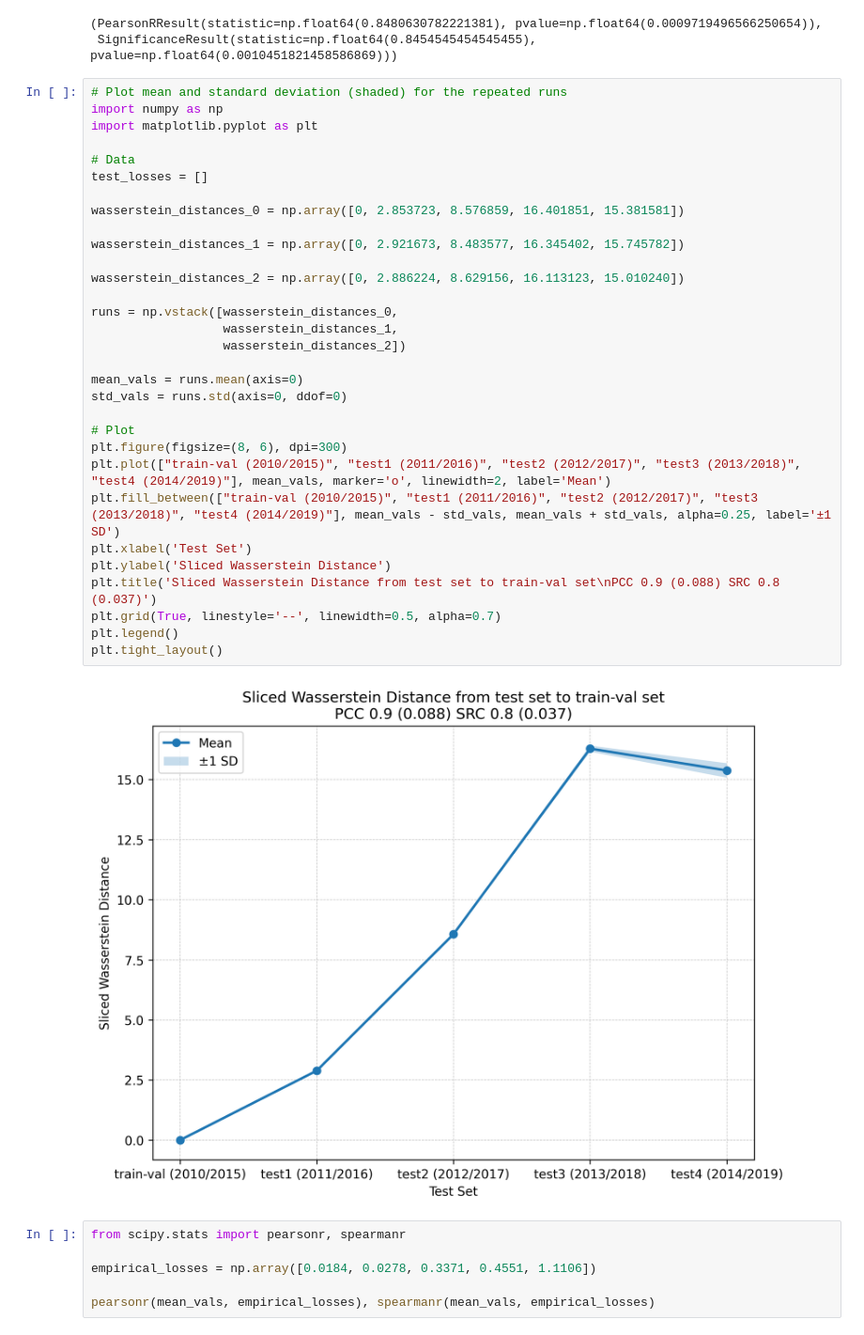
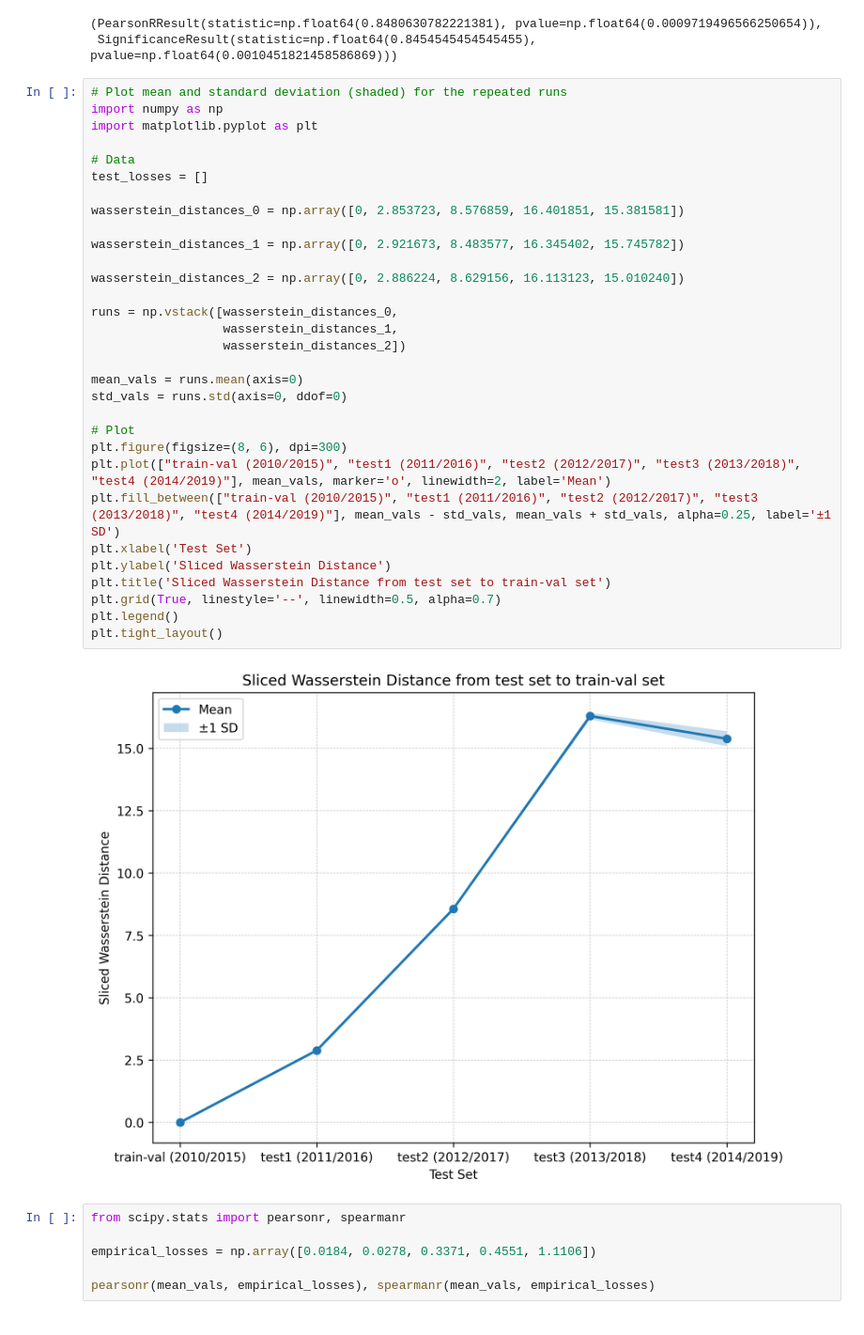
Before and after one commit to ZhangWan-byte/lpm, a Jupyter notebook: OGB_arXiv.ipynb, the cells around one changed output. Shown at 94% size. Cells and saved outputs as stored; diff of their text form.

```diff
--- a/OGB_arXiv.ipynb
+++ b/OGB_arXiv.ipynb
@@ -2605,35 +2605,35 @@ pearsonr(mean_vals, np.arange(2010,2021)), spearmanr(mean_vals, np.arange(2010,2
 # Plot mean and standard deviation (shaded) for the repeated runs
 import numpy as np
 import matplotlib.pyplot as plt
 
 # Data
 test_losses = []
 
 wasserstein_distances_0 = np.array([0, 2.853723, 8.576859, 16.401851, 15.381581])
 
 wasserstein_distances_1 = np.array([0, 2.921673, 8.483577, 16.345402, 15.745782])
 
 wasserstein_distances_2 = np.array([0, 2.886224, 8.629156, 16.113123, 15.010240])
 
 runs = np.vstack([wasserstein_distances_0,
                   wasserstein_distances_1,
                   wasserstein_distances_2])
 
 mean_vals = runs.mean(axis=0)
 std_vals = runs.std(axis=0, ddof=0)
 
 # Plot
 plt.figure(figsize=(8, 6), dpi=300)
 plt.plot(["train-val (2010/2015)", "test1 (2011/2016)", "test2 (2012/2017)", "test3 (2013/2018)", "test4 (2014/2019)"], mean_vals, marker='o', linewidth=2, label='Mean')
 plt.fill_between(["train-val (2010/2015)", "test1 (2011/2016)", "test2 (2012/2017)", "test3 (2013/2018)", "test4 (2014/2019)"], mean_vals - std_vals, mean_vals + std_vals, alpha=0.25, label='±1 SD')
 plt.xlabel('Test Set')
 plt.ylabel('Sliced Wasserstein Distance')
-plt.title('Sliced Wasserstein Distance from test set to train-val set\nPCC 0.9 (0.088) SRC 0.8 (0.037)')
+plt.title('Sliced Wasserstein Distance from test set to train-val set')
 plt.grid(True, linestyle='--', linewidth=0.5, alpha=0.7)
 plt.legend()
 plt.tight_layout()
 # %% [output]
-[figure, old version]
+[figure, new version]
 # %%
 from scipy.stats import pearsonr, spearmanr
 
```
Also changed, not shown: parts of 1 cell of this notebook.
